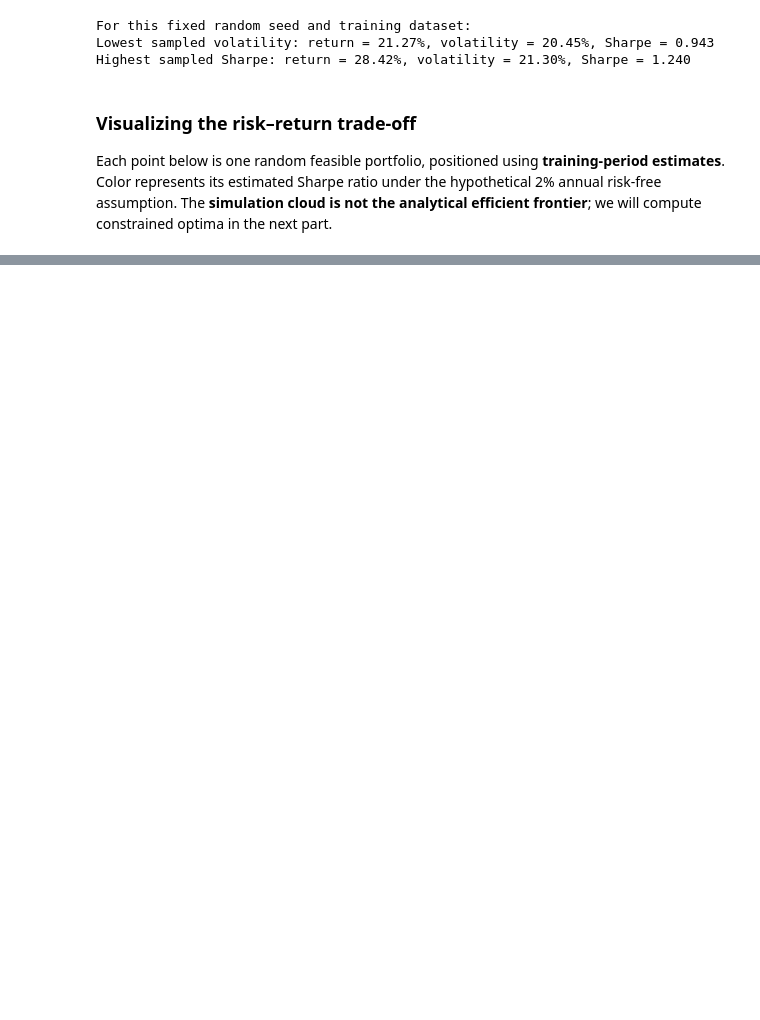
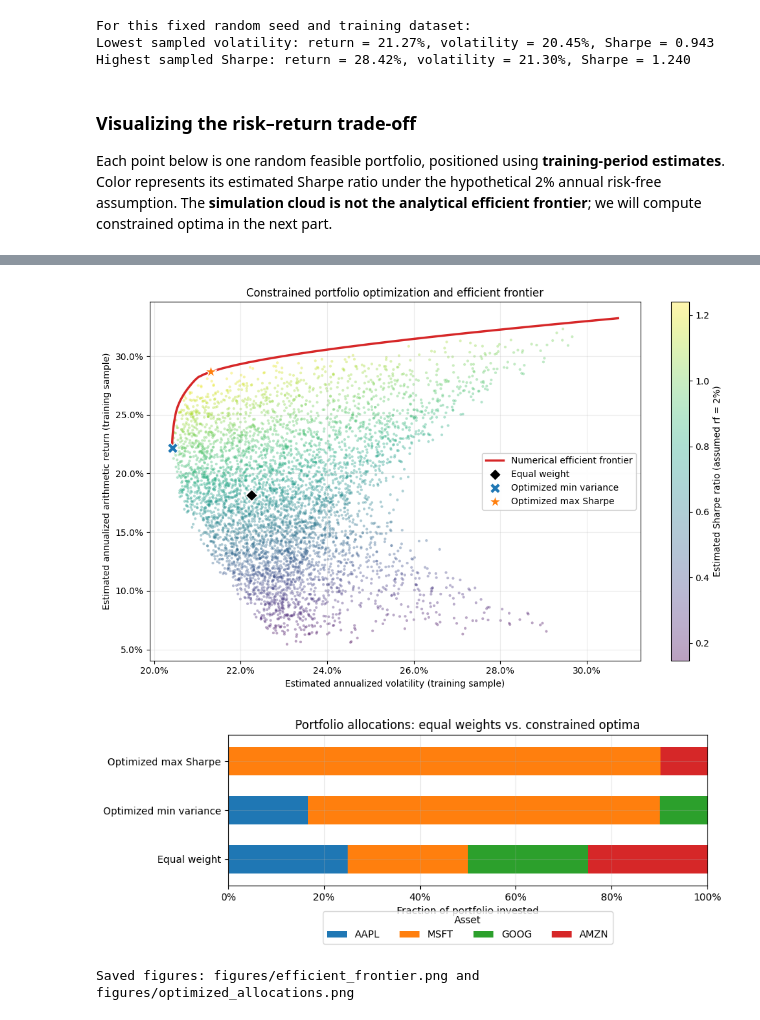
Before and after one commit to nikolaymihalev/modern-portfolio-theory, a Jupyter notebook: portfolio_optimization.ipynb, the cells around one changed output, grey strips where cells are left out. Drawn from its saved outputs; the diff is of its cells as text; code cells hidden in the pictures; blank space fills up the shorter version.

Commit message:
Add SciPy optimization

```diff
--- a/portfolio_optimization.ipynb
+++ b/portfolio_optimization.ipynb
@@ -394,0 +626,59 @@ Implement constrained optimization using SciPy SLSQP, including convergence and
+# %%
+# Scatter of Monte Carlo portfolios + numerical efficient frontier + key models.
+fig, ax = plt.subplots(figsize=(10.5, 6.5))
+sc = ax.scatter(
+    simulated_volatilities, simulated_returns, c=simulated_sharpe,
+    s=9, alpha=0.37, cmap="viridis", linewidths=0, rasterized=True,
+)
+ax.plot(
+    frontier_volatilities, frontier_targets, c="tab:red", linewidth=2.5,
+    label="Numerical efficient frontier", zorder=7,
+)
+
+special = [
+    ("Equal weight", "D", "black", 85),
+    ("Optimized min variance", "X", "tab:blue", 140),
+    ("Optimized max Sharpe", "*", "tab:orange", 200),
+]
+for name, marker, color, size in special:
+    row = optimized_comparison.loc[name]
+    ax.scatter(
+        row["Volatility"], row["Expected return"], marker=marker,
+        s=size, c=color, edgecolors="white", linewidths=1.0,
+        label=name, zorder=10,
+    )
+ax.set_xlabel("Estimated annualized volatility (training sample)")
+ax.set_ylabel("Estimated annualized arithmetic return (training sample)")
+ax.set_title("Constrained portfolio optimization and efficient frontier")
+ax.xaxis.set_major_formatter(PercentFormatter(1.0))
+ax.yaxis.set_major_formatter(PercentFormatter(1.0))
+ax.legend(framealpha=0.95, loc="best")
+fig.colorbar(sc, ax=ax, label="Estimated Sharpe ratio (assumed rf = 2%)")
+fig.tight_layout()
+frontier_figure_path = Path("figures/efficient_frontier.png")
+fig.savefig(frontier_figure_path, dpi=160, bbox_inches="tight")
+plt.show()
+
+# Compare the allocation patterns directly (weights sum to 100% in each row).
+plot_weights = optimized_comparison.loc[
+    ["Equal weight", "Optimized min variance", "Optimized max Sharpe"],
+    [f"{asset} weight" for asset in ASSETS],
+].copy()
+plot_weights.columns = ASSETS
+assert np.allclose(plot_weights.sum(axis=1), 1.0)
+ax = plot_weights.plot.barh(stacked=True, figsize=(9, 3.8), width=0.58)
+ax.set_xlabel("Fraction of portfolio invested")
+ax.set_ylabel("")
+ax.set_xlim(0, 1)
+ax.xaxis.set_major_formatter(PercentFormatter(1.0))
+ax.set_title("Portfolio allocations: equal weights vs. constrained optima")
+ax.legend(title="Asset", loc="lower center", bbox_to_anchor=(0.5, -0.42), ncol=4)
+plt.tight_layout()
+allocation_figure_path = Path("figures/optimized_allocations.png")
+plt.savefig(allocation_figure_path, dpi=160, bbox_inches="tight")
+plt.show()
+print("Saved figures:", frontier_figure_path, "and", allocation_figure_path)
+# %% [output]
+[figure, added]
+[figure, added]
+Saved figures: figures/efficient_frontier.png and figures/optimized_allocations.png
```
Also changed, not shown: parts of 14 cells of this notebook.
